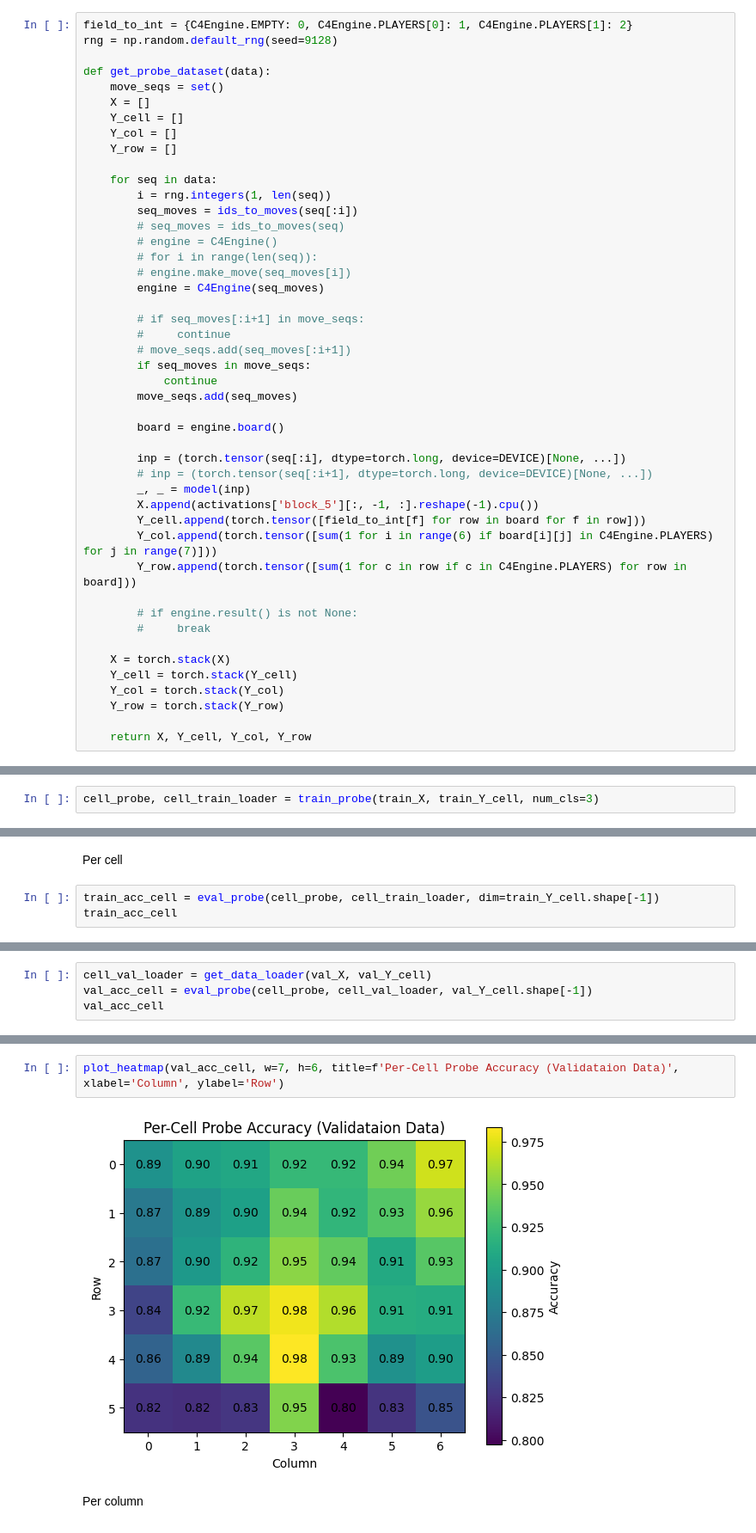
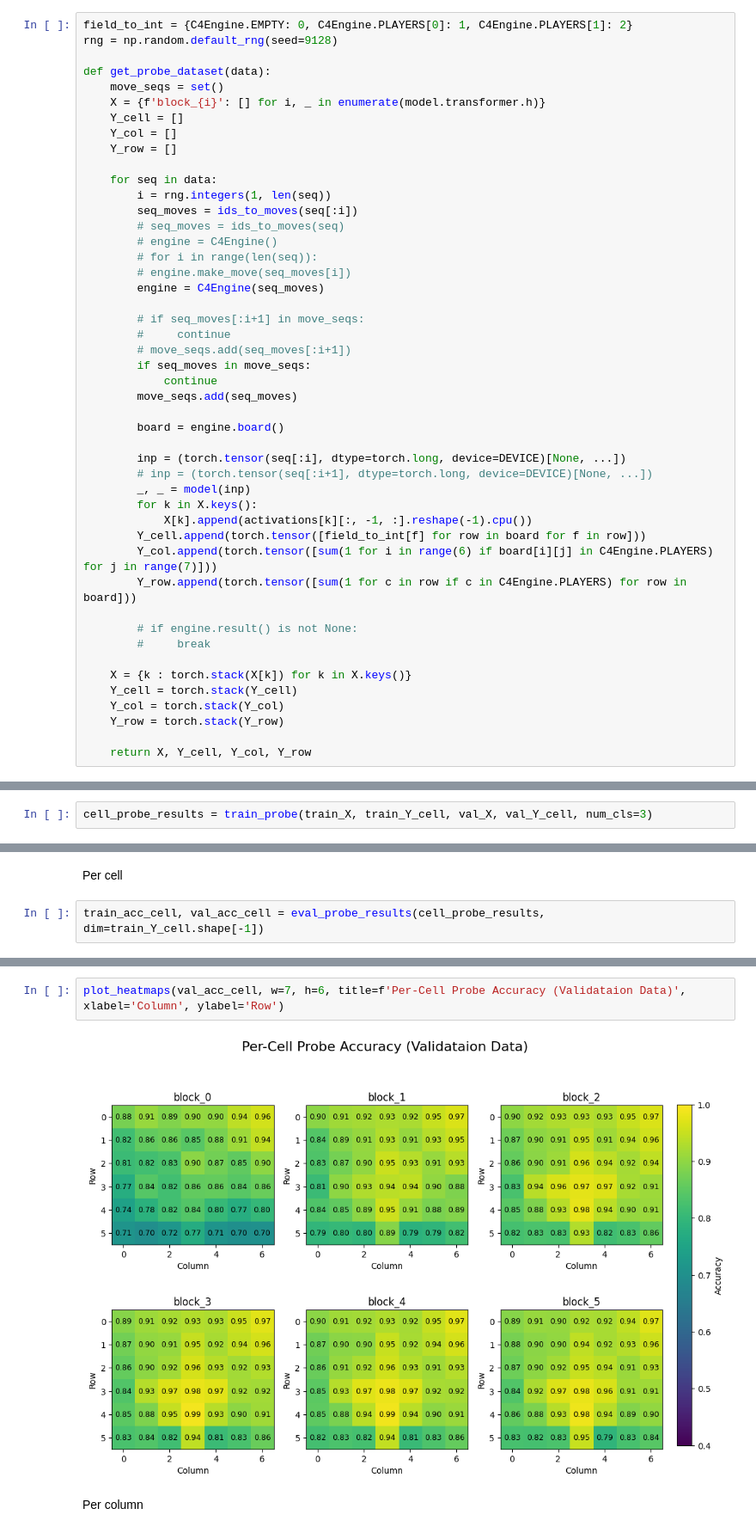
Before and after one commit to stanely1/Connect-Four-GPT, a Jupyter notebook: test_model_full.ipynb, the cells around one changed output, grey strips where cells are left out. Shown at 86% size. Cells and saved outputs as stored; diff of their text form.

```diff
--- a/test_model_full.ipynb
+++ b/test_model_full.ipynb
@@ -157,7 +158,7 @@ rng = np.random.default_rng(seed=9128)
 
 def get_probe_dataset(data):
     move_seqs = set()
-    X = []
+    X = {f'block_{i}': [] for i, _ in enumerate(model.transformer.h)}
     Y_cell = []
     Y_col = []
     Y_row = []
@@ -183,7 +184,8 @@ def get_probe_dataset(data):
         inp = (torch.tensor(seq[:i], dtype=torch.long, device=DEVICE)[None, ...])
         # inp = (torch.tensor(seq[:i+1], dtype=torch.long, device=DEVICE)[None, ...])
         _, _ = model(inp)
-        X.append(activations['block_5'][:, -1, :].reshape(-1).cpu())
+        for k in X.keys():
+            X[k].append(activations[k][:, -1, :].reshape(-1).cpu())
         Y_cell.append(torch.tensor([field_to_int[f] for row in board for f in row]))
         Y_col.append(torch.tensor([sum(1 for i in range(6) if board[i][j] in C4Engine.PLAYERS) for j in range(7)]))
         Y_row.append(torch.tensor([sum(1 for c in row if c in C4Engine.PLAYERS) for row in board]))
@@ -191,7 +193,7 @@ def get_probe_dataset(data):
         # if engine.result() is not None:
         #     break
 
-    X = torch.stack(X)
+    X = {k : torch.stack(X[k]) for k in X.keys()}
     Y_cell = torch.stack(Y_cell)
     Y_col = torch.stack(Y_col)
     Y_row = torch.stack(Y_row)
@@ -280,5 +289,5 @@ def train_probe(X, Y, num_cls):
 # %% [markdown]
 Predict value of each cell
 # %%
-cell_probe, cell_train_loader = train_probe(train_X, train_Y_cell, num_cls=3)
+cell_probe_results = train_probe(train_X, train_Y_cell, val_X, val_Y_cell, num_cls=3)
 # %% [output]
@@ -394,5 +442,4 @@ def plot_heatmap(acc, w, h, title, xlabel, ylabel, disable_yticks=False, disable
 # %% [markdown]
 Per cell
 # %%
-train_acc_cell = eval_probe(cell_probe, cell_train_loader, dim=train_Y_cell.shape[-1])
-train_acc_cell
+train_acc_cell, val_acc_cell = eval_probe_results(cell_probe_results, dim=train_Y_cell.shape[-1])
@@ -409,4 +469,0 @@ plot_heatmap(train_acc_cell, w=7, h=6, title=f'Per-Cell Probe Accuracy (Training
-# %%
-cell_val_loader = get_data_loader(val_X, val_Y_cell)
-val_acc_cell = eval_probe(cell_probe, cell_val_loader, val_Y_cell.shape[-1])
-val_acc_cell
@@ -419,7 +490,7 @@ tensor([0.8922, 0.9043, 0.9086, 0.9223, 0.9223, 0.9434, 0.9699, 0.8726, 0.8938,
 # %%
-plot_heatmap(val_acc_cell, w=7, h=6, title=f'Per-Cell Probe Accuracy (Validataion Data)', xlabel='Column', ylabel='Row')
+plot_heatmaps(val_acc_cell, w=7, h=6, title=f'Per-Cell Probe Accuracy (Validataion Data)', xlabel='Column', ylabel='Row')
 # %% [output]
-[figure, old version]
+[figure, new version]
 # %% [markdown]
 Per column
 # %%
```
Also changed, not shown: parts of 27 cells of this notebook, 30 other files.
